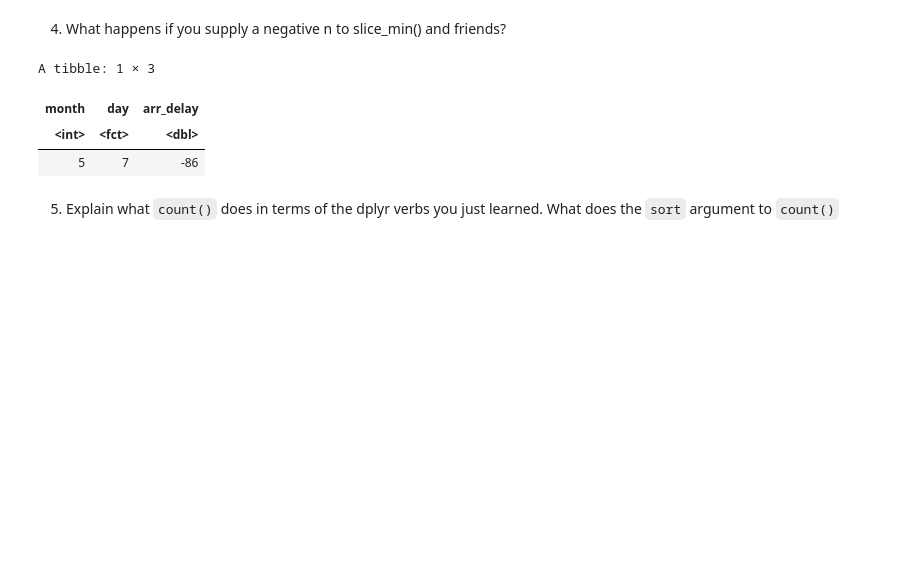
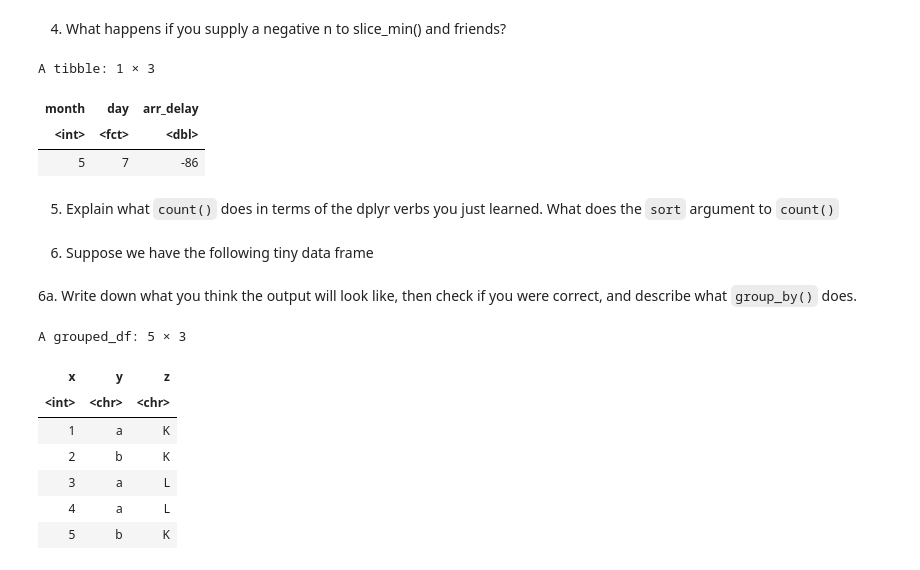
Before and after one commit to khuongduying/data-transformation, a Jupyter notebook: basic_data_transformation_R.ipynb, the cells around one changed output. Cells and saved outputs as stored; diff of their text form; code cells hidden in the pictures; blank space fills up the shorter version.

```diff
--- a/basic_data_transformation_R.ipynb
+++ b/basic_data_transformation_R.ipynb
@@ -1458,0 +1457,2 @@ A tibble: 1 × 3
+# %% [markdown]
+6. Suppose we have the following tiny data frame
@@ -1458,0 +1465,14 @@ A tibble: 1 × 3
+# %% [markdown]
+6a. Write down what you think the output will look like, then check if you were correct, and describe what `group_by()` does.
+# %%
+df |>
+  group_by(y)
+# %% [output]
+A grouped_df: 5 × 3
+| x | y | z |
+| <int> | <chr> | <chr> |
+| 1 | a | K |
+| 2 | b | K |
+| 3 | a | L |
+| 4 | a | L |
+| 5 | b | K |
```
Also changed, not shown: parts of 13 cells of this notebook.
